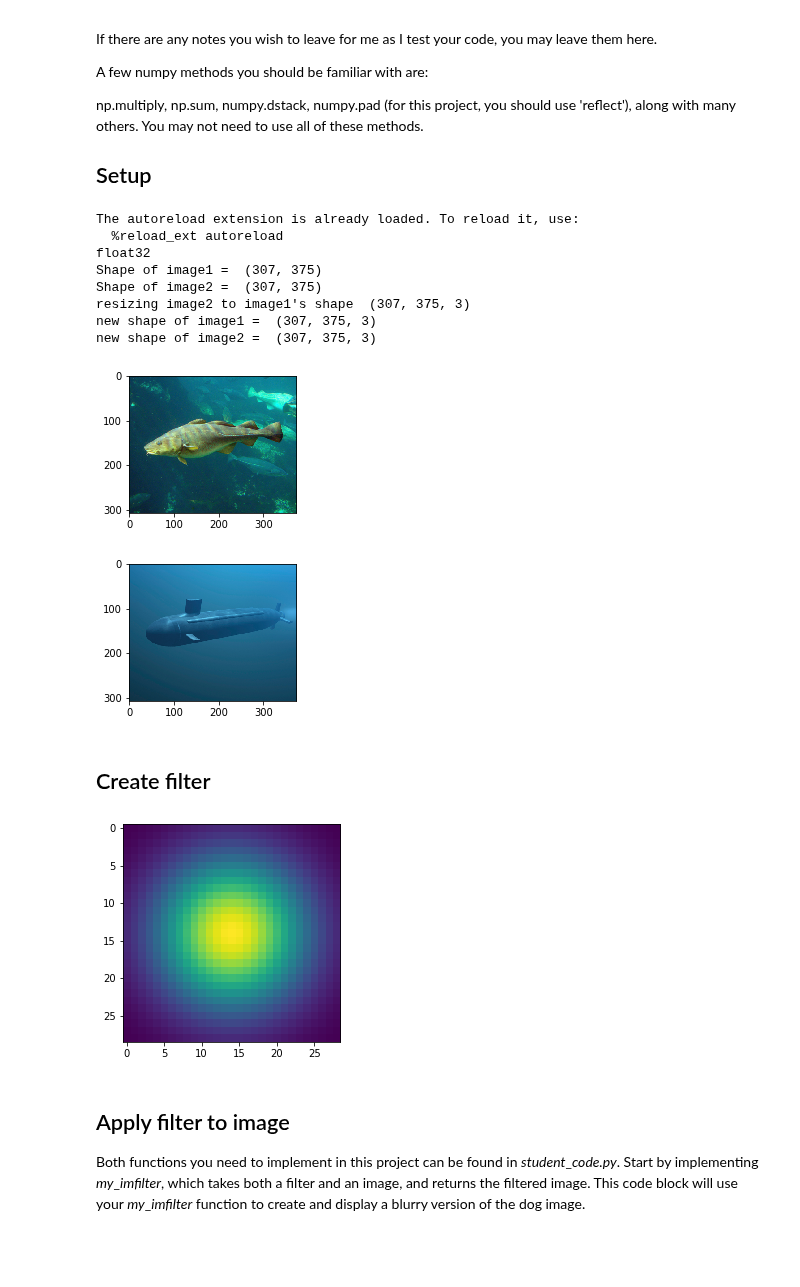
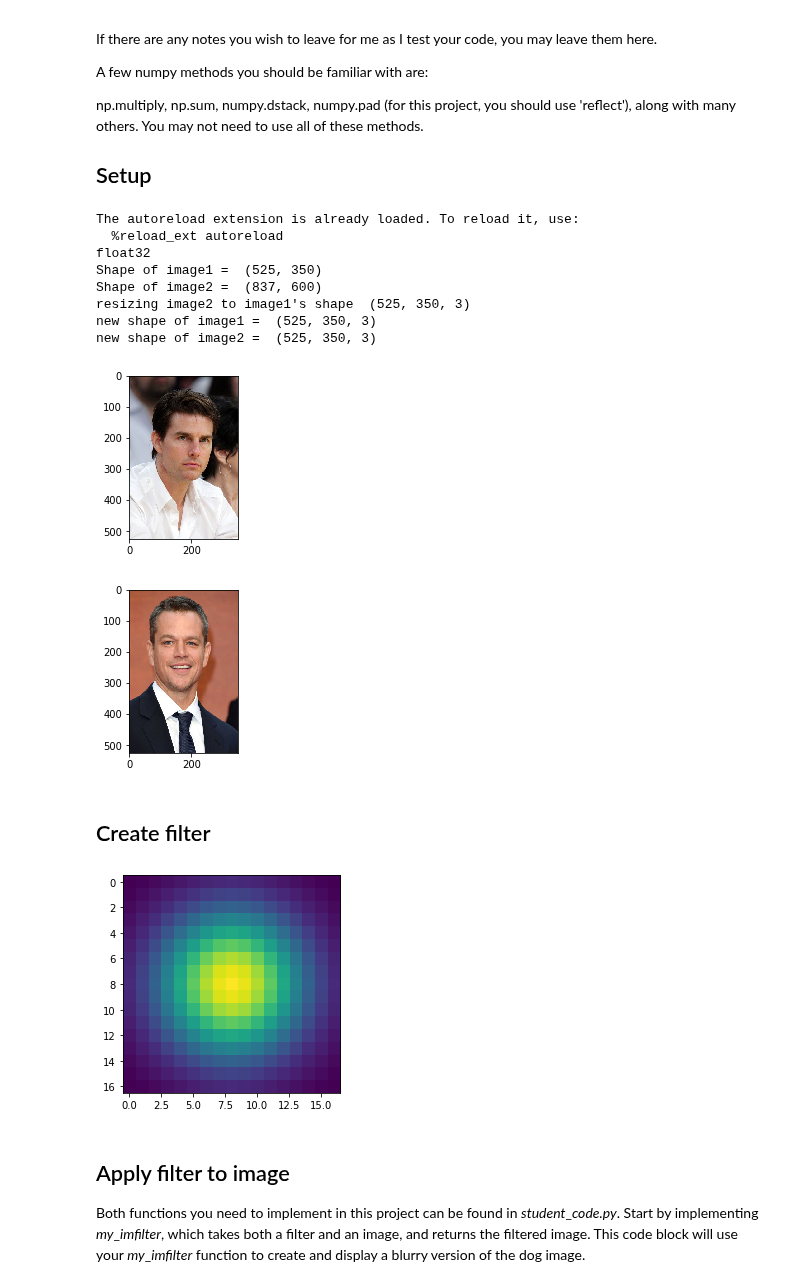
Before and after one commit to Jimut123/rkmveri-labs, a Jupyter notebook: ComputerVision/Projects/cv19_proj1/code/proj1.ipynb, the cells around one changed output. Cells and saved outputs as stored; diff of their text form; code cells hidden in the pictures; blank space fills up the shorter version.

Commit message:
more files are done for image

```diff
--- a/ComputerVision/Projects/cv19_proj1/code/proj1.ipynb
+++ b/ComputerVision/Projects/cv19_proj1/code/proj1.ipynb
@@ -29,46 +29,46 @@ from student_code import my_imfilter, create_hybrid_image
 
 # load_image loads image as an RGB image.
 # The resultant array data-type is 'floting point' numpy array
 # elements r
-image1 = load_image('../data/fish.bmp')
-image2 = load_image('../data/submarine.bmp')
+image1 = load_image('../data/mydata/tomsad.jpg')
+image2 = load_image('../data/mydata/mattd.jpg')
 
 print(image1.dtype)
 
 # Generally there are a few images which doesn't have equal shapes
 print("Shape of image1 = ",image1.shape[0:2])
 print("Shape of image2 = ",image2.shape[0:2])
 
 min_shape = min(image1.shape[0:2],image2.shape[0:2])
 if min_shape == image1.shape[0:2]:
     image2 = cv2.resize(image2, min_shape[::-1])
     print("resizing image2 to image1's shape ",image1.shape)
 elif min_shape == image2.shape[0:2]:
     image1 = cv2.resize(image1, min_shape[::-1])
     print("resizing image1 to image2's shape ",image2.shape)
 else:
     print("Nothing to be resized")
 print("new shape of image1 = ",image1.shape)
 print("new shape of image2 = ",image2.shape)
 
 # display the dog and cat images
 plt.figure(figsize=(3,3)); plt.imshow((image1*255).astype(np.uint8));
 plt.figure(figsize=(3,3)); plt.imshow((image2*255).astype(np.uint8));
 # %% [output]
 The autoreload extension is already loaded. To reload it, use:
   %reload_ext autoreload
 float32
-Shape of image1 =  (307, 375)
-Shape of image2 =  (307, 375)
-resizing image2 to image1's shape  (307, 375, 3)
-new shape of image1 =  (307, 375, 3)
-new shape of image2 =  (307, 375, 3)
+Shape of image1 =  (525, 350)
+Shape of image2 =  (837, 600)
+resizing image2 to image1's shape  (525, 350, 3)
+new shape of image1 =  (525, 350, 3)
+new shape of image2 =  (525, 350, 3)
-[figure, old version]
+[figure, new version]
-[figure, old version]
+[figure, new version]
 # %% [markdown]
 ## Create filter
 # %%
-cutoff_frequency = 7
+cutoff_frequency = 4
 filter = cv2.getGaussianKernel(ksize=cutoff_frequency*4+1,
                                sigma=cutoff_frequency)
 filter = np.dot(filter, filter.T)
@@ -76,7 +76,7 @@ filter = np.dot(filter, filter.T)
 # let's take a look at the filter!
 plt.figure(figsize=(4,4)); plt.imshow(filter);
 # %% [output]
-[figure, old version]
+[figure, new version]
 # %% [markdown]
 ## Apply filter to image
 Both functions you need to implement in this project can be found in _student_\__code.py_. Start by implementing _my_\__imfilter_, which takes both a filter and an image, and returns the filtered image. This code block will use your _my_\__imfilter_ function to create and display a blurry version of the dog image.
```
Also changed, not shown: parts of 4 cells of this notebook, 24 other files.
